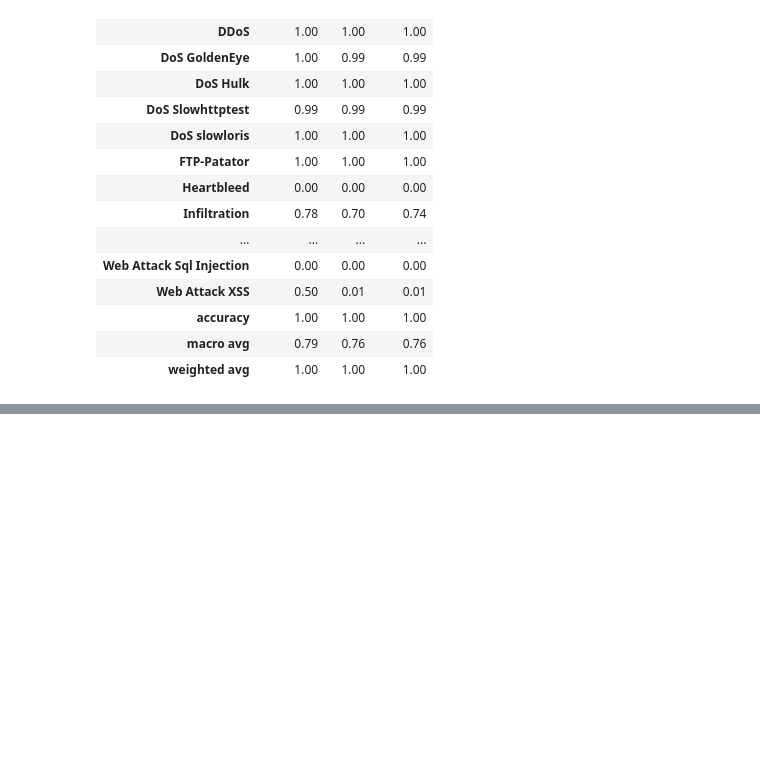
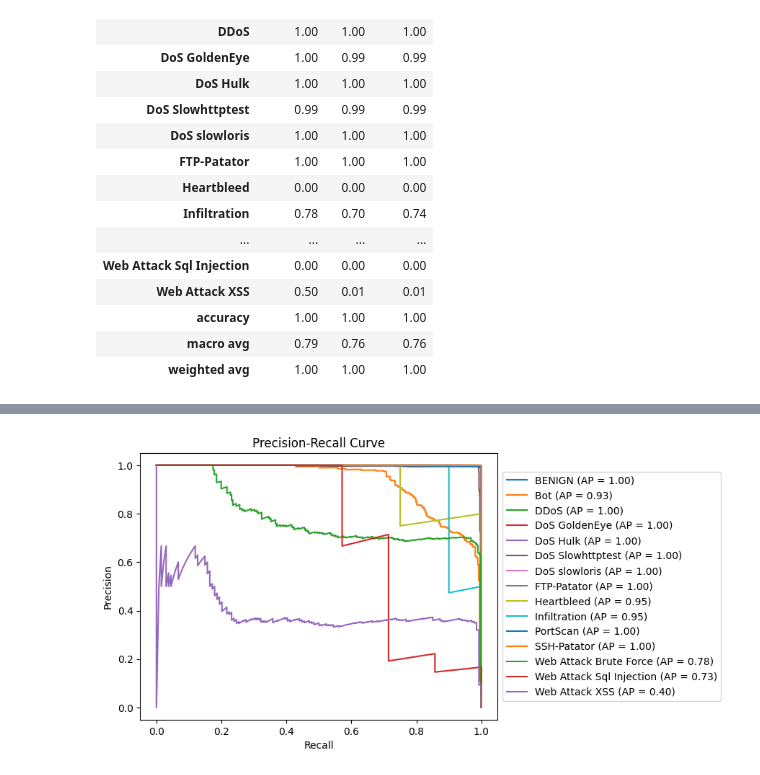
Before and after one commit to kurtgrothe/capstone, a Jupyter notebook: CAPSTONE.ipynb, the cells around one changed output, grey strips where cells are left out. Cells and saved outputs as stored; diff of their text form; code cells hidden in the pictures; blank space fills up the shorter version.

```diff
--- a/CAPSTONE.ipynb
+++ b/CAPSTONE.ipynb
@@ -944,0 +944,22 @@ plt.show()
+# %%
+precision = dict()
+recall = dict()
+average_precision = dict()
+
+for i in range(n_classes):
+    precision[i], recall[i], _ = precision_recall_curve(test_labels_bin[:, i], probs[:, i])
+    average_precision[i] = average_precision_score(test_labels_bin[:, i], probs[:, i])
+# %%
+plt.figure()
+
+for i in range(n_classes):
+    plt.plot(recall[i], precision[i], label=f'{le.inverse_transform([i])[0]} (AP = {average_precision[i]:.2f})')
+
+plt.xlabel('Recall')
+plt.ylabel('Precision')
+plt.title('Precision-Recall Curve')
+plt.legend(loc='center left', bbox_to_anchor=(1, 0.5))
+
+plt.show()
+# %% [output]
+[figure, added]
```
Also changed, not shown: parts of 4 cells of this notebook.
